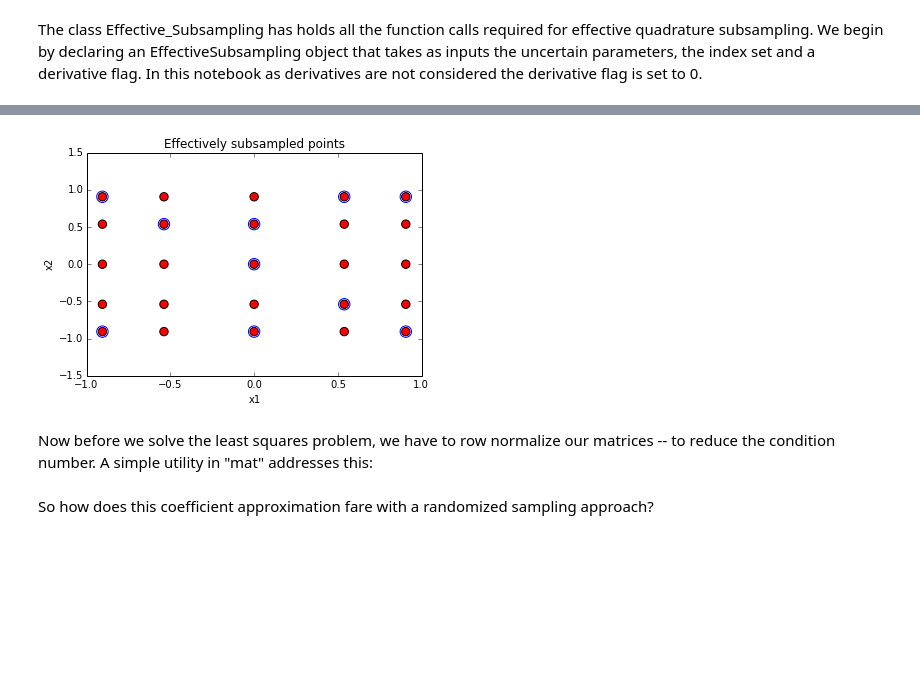
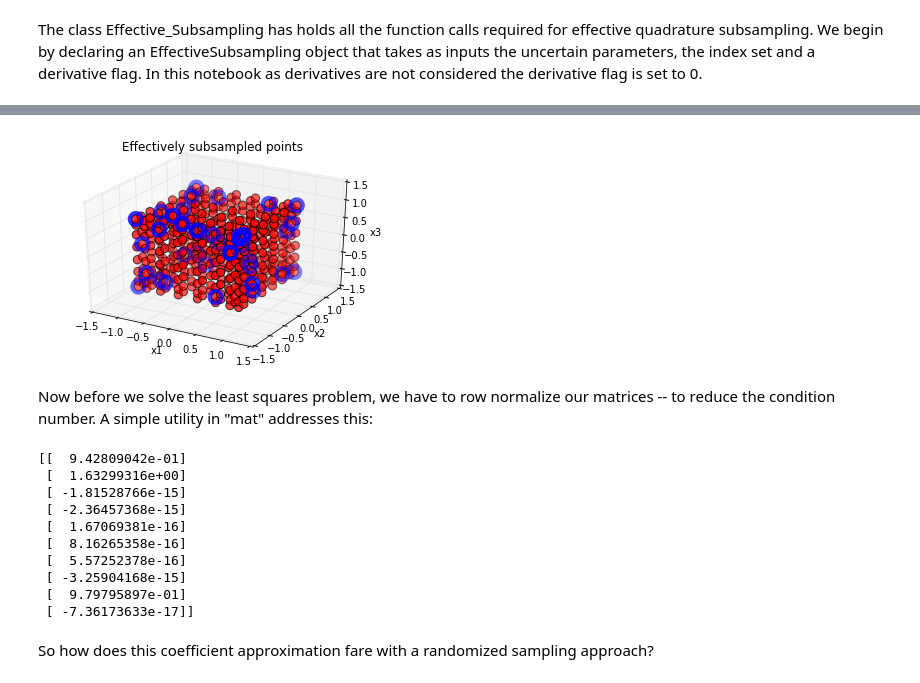
Before and after one commit to equadratures/equadratures, a Jupyter notebook: ipython-notebooks/EffectiveQuadratureSubsampling.ipynb, the cells around one changed output, grey strips where cells are left out. Drawn from its saved outputs; the diff is of its cells as text; code cells hidden in the pictures; blank space fills up the shorter version.

```diff
--- a/ipython-notebooks/EffectiveQuadratureSubsampling.ipynb
+++ b/ipython-notebooks/EffectiveQuadratureSubsampling.ipynb
@@ -30,18 +31,21 @@ Declare the two inputs and their ranges
 # %%
 no_pts_x1 = 5
 no_pts_x2 = 5
+no_pts_x3 = 5
 min_range = -1.0
 max_range = 1.0
 x1 = PolynomialParam("Uniform", min_range, max_range, [], [], [], no_pts_x1)
 x2 = PolynomialParam("Uniform", min_range, max_range, [], [], [], no_pts_x2)
-x1x2 = []
-x1x2.append(x1)
-x1x2.append(x2)
+x3 = PolynomialParam("Uniform", min_range, max_range, [], [], [], no_pts_x3)
+x1x2x3 = []
+x1x2x3.append(x1)
+x1x2x3.append(x2)
+x1x2x3.append(x3)
 # %% [markdown]
 We will opt for a hyperbolic cross basis, though one can also opt for a total order basis. Bear in mind that we are trying to escape the cost associated with a more conventional tensor grid or sparse grid basis. A hyperbolic cross takes in a *q* parameter. When *q=1* we have a total order basis. Note that the cardinality of the hyperbolic cross sets the maximum number of function evaluations required.
 # %%
 q = 0.5
-hyperbolic_cross = IndexSet("hyperbolic cross", [no_pts_x1, no_pts_x2], q)
+hyperbolic_cross = IndexSet("hyperbolic cross", [no_pts_x1, no_pts_x2, no_pts_x3], q)
 maximum_number_of_evals = IndexSet.getCardinality(hyperbolic_cross)
 print maximum_number_of_evals
 # %% [output]
@@ -59,7 +66,7 @@ plt.title('Hyperbolic cross with q=0.5');
 # %% [markdown]
 The class Effective_Subsampling has holds all the function calls required for effective quadrature subsampling. We begin by declaring an EffectiveSubsampling object that takes as inputs the uncertain parameters, the index set and a derivative flag. In this notebook as derivatives are not considered the derivative flag is set to 0.
 # %%
-effectiveQuads = EffectiveSubsampling(x1x2, hyperbolic_cross, 0)
+effectiveQuads = EffectiveSubsampling(x1x2x3, hyperbolic_cross, 0)
 A_tall, esquad_pts = EffectiveSubsampling.getAsubsampled(effectiveQuads, maximum_number_of_evals)
 b_tall = evalfunction(esquad_pts, exponential_function)
 # %% [markdown]
@@ -67,18 +74,33 @@ Let's plot where these subsamples lie on our existing [no_pts_x1, no_pts_x2] ten
 # %%
-uqProblem = PolyParent(x1x2, "tensor grid")
+uqProblem = PolyParent(x1x2x3, "tensor grid")
 tensor_pts, wts = PolyParent.getPointsAndWeights(uqProblem)
-plt.scatter(tensor_pts[:,0], tensor_pts[:,1], s=70, c='r', marker='o');
-plt.scatter(esquad_pts[:,0], esquad_pts[:,1], s=130, facecolor='none', edgecolor='b', marker='o');
-plt.xlabel('x1');
-plt.ylabel('x2');
+fig = plt.figure()
+ax = fig.add_subplot(111, projection='3d')
+ax.scatter(tensor_pts[:,0], tensor_pts[:,1], tensor_pts[:,2], s=70, c='r', marker='o');
+ax.scatter(esquad_pts[:,0], esquad_pts[:,1], esquad_pts[:,2], s=150, facecolor='none', edgecolor='b', marker='o', lw=4);
+ax.set_xlabel('x1');
+ax.set_ylabel('x2');
+ax.set_zlabel('x3');
 plt.title('Effectively subsampled points');
 # %% [output]
-[figure, old version]
+[figure, new version]
 # %% [markdown]
 Now before we solve the least squares problem, we have to row normalize our matrices -- to reduce the condition number. A simple utility in "mat" addresses this:
 # %%
 An, normalizations = mat.rowNormalize(A_tall)
 bn = np.dot(normalizations, b_tall)
 xn = mat.solveLeastSquares(An, bn)
+print xn[0:10]
+# %% [output]
+[[  9.42809042e-01]
+ [  1.63299316e+00]
+ [ -1.81528766e-15]
+ [ -2.36457368e-15]
+ [  1.67069381e-16]
+ [  8.16265358e-16]
+ [  5.57252378e-16]
+ [ -3.25904168e-15]
+ [  9.79795897e-01]
+ [ -7.36173633e-17]]
 # %% [markdown]
 So how does this coefficient approximation fare with a randomized sampling approach?
```
Also changed, not shown: parts of 8 cells of this notebook, 2 other files.
